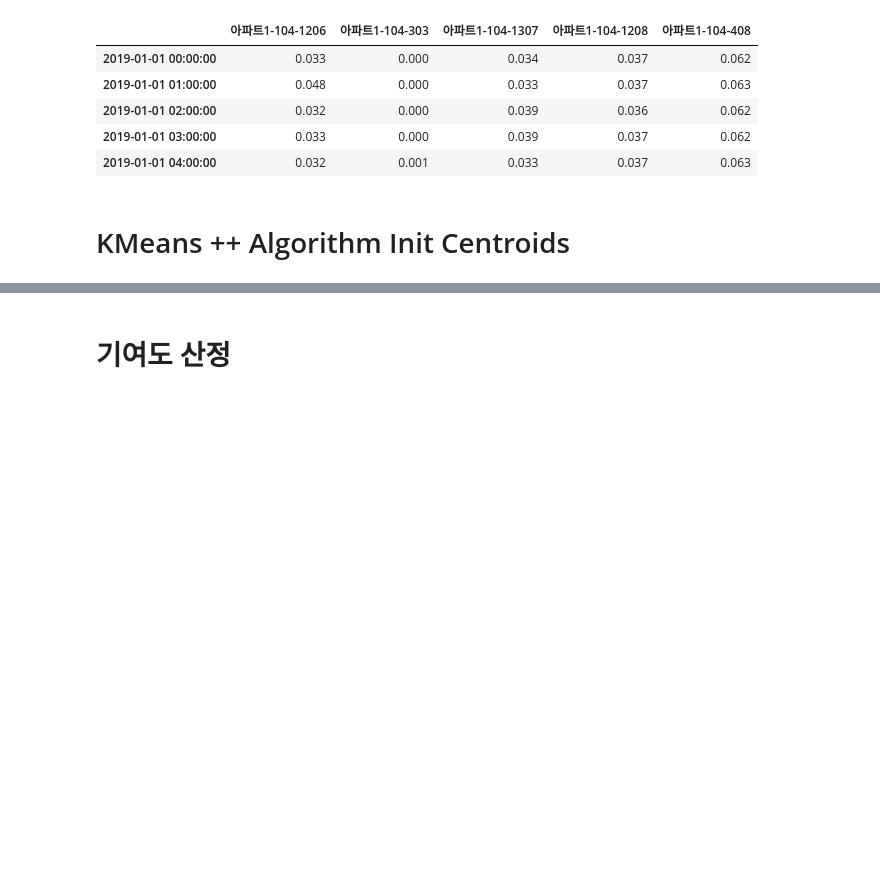
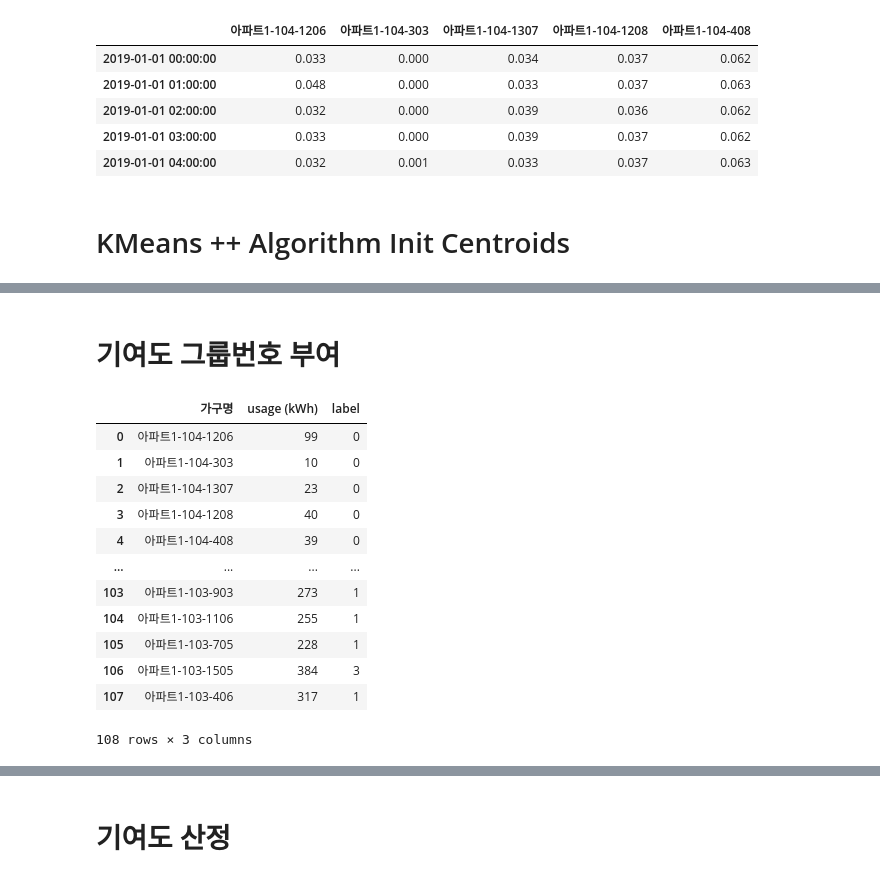
Before and after one commit to formegusto/distribution-public-fee, a Jupyter notebook: pt3.그룹별 (Pattern Based) 가격분배.ipynb, the cells around one changed output, grey strips where cells are left out. Cells and saved outputs as stored; diff of their text form; code cells hidden in the pictures; blank space fills up the shorter version.

```diff
--- a/pt3.그룹별 (Pattern Based) 가격분배.ipynb
+++ b/pt3.그룹별 (Pattern Based) 가격분배.ipynb
@@ -221,0 +138,20 @@ plt.show()
+# %% [markdown]
+# 기여도 그룹번호 부여
+# %%
+group_df = ut.make_group_df(m_60_1, kmeans)
+
+group_df
+# %% [output]
+|  | 가구명 | usage (kWh) | label |
+| 0 | 아파트1-104-1206 | 99 | 0 |
+| 1 | 아파트1-104-303 | 10 | 0 |
+| 2 | 아파트1-104-1307 | 23 | 0 |
+| 3 | 아파트1-104-1208 | 40 | 0 |
+| 4 | 아파트1-104-408 | 39 | 0 |
+| ... | ... | ... | ... |
+| 103 | 아파트1-103-903 | 273 | 1 |
+| 104 | 아파트1-103-1106 | 255 | 1 |
+| 105 | 아파트1-103-705 | 228 | 1 |
+| 106 | 아파트1-103-1505 | 384 | 3 |
+| 107 | 아파트1-103-406 | 317 | 1 |
+108 rows × 3 columns
```
Also changed, not shown: parts of 25 cells of this notebook, 4 other files.
